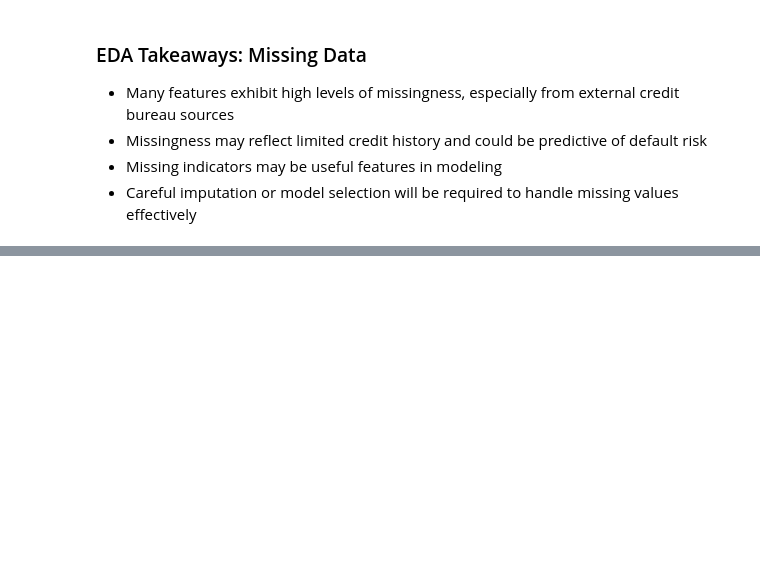
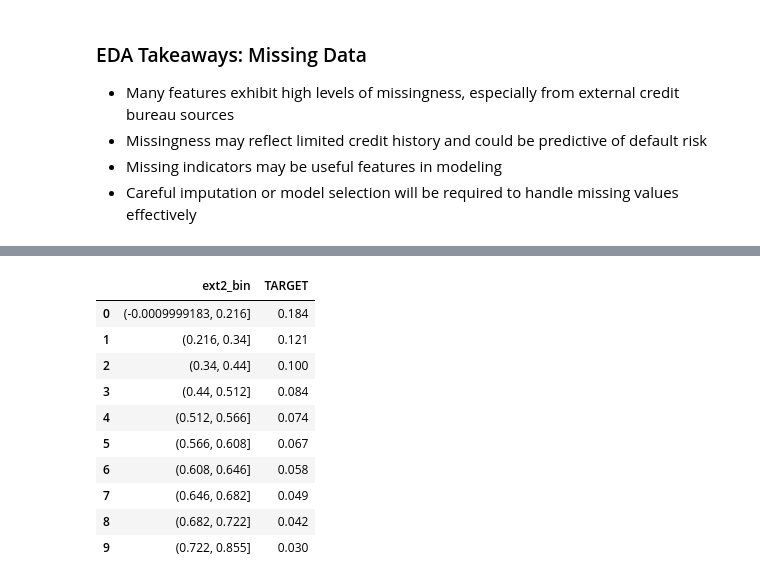
Before and after one commit to jakeybat972/home-credit-default-risk, a Jupyter notebook: notebooks/01-eda.ipynb, the cells around one changed output, grey strips where cells are left out. Drawn from its saved outputs; the diff is of its cells as text; code cells hidden in the pictures; blank space fills up the shorter version.

```diff
--- a/notebooks/01-eda.ipynb
+++ b/notebooks/01-eda.ipynb
@@ -178,0 +203,24 @@ Name: TARGET, dtype: float64
+# %%
+quantile_feature = "EXT_SOURCE_2"
+
+df["ext2_bin"] = pd.qcut(df[quantile_feature], q=10, duplicates="drop")
+
+default_rate_by_bin = (
+    df.groupby("ext2_bin")["TARGET"]
+      .mean()
+      .reset_index()
+)
+
+default_rate_by_bin
+# %% [output]
+|  | ext2_bin | TARGET |
+| 0 | (-0.0009999183, 0.216] | 0.184 |
+| 1 | (0.216, 0.34] | 0.121 |
+| 2 | (0.34, 0.44] | 0.100 |
+| 3 | (0.44, 0.512] | 0.084 |
+| 4 | (0.512, 0.566] | 0.074 |
+| 5 | (0.566, 0.608] | 0.067 |
+| 6 | (0.608, 0.646] | 0.058 |
+| 7 | (0.646, 0.682] | 0.049 |
+| 8 | (0.682, 0.722] | 0.042 |
+| 9 | (0.722, 0.855] | 0.030 |
```
Also changed, not shown: parts of 9 cells of this notebook.
